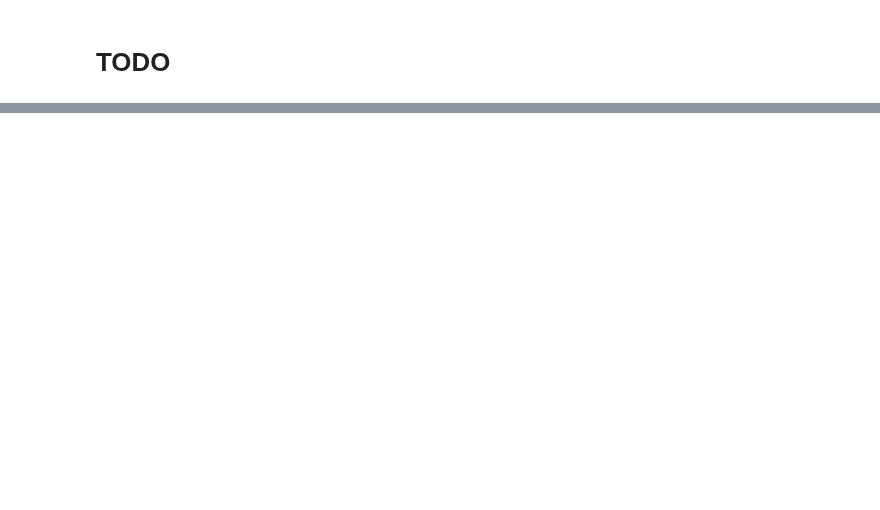
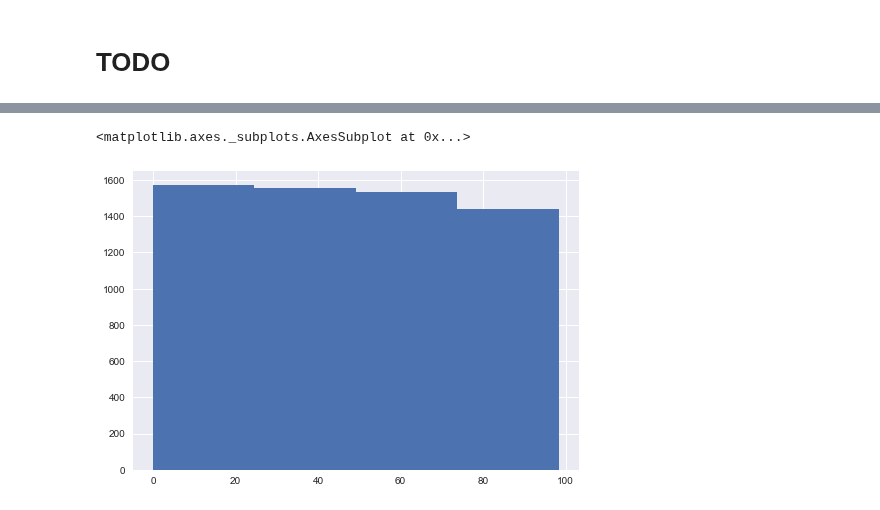
Before and after one commit to blanarik/kickstarter_success_prediction, a Jupyter notebook: 07_Kickstarter_preprocessing_and_feature_extraction.ipynb, the cells around one changed output, grey strips where cells are left out. Cells and saved outputs as stored; diff of their text form; code cells hidden in the pictures; blank space fills up the shorter version.

```diff
--- a/07_Kickstarter_preprocessing_and_feature_extraction.ipynb
+++ b/07_Kickstarter_preprocessing_and_feature_extraction.ipynb
@@ -500,0 +560,5 @@ df.drop(['db_image', 'db_video_url'], axis=1, inplace=True)
+# %%
+df_cv['ratio_running_duration'].hist(bins=4)
+# %% [output]
+<matplotlib.axes._subplots.AxesSubplot at 0x...>
+[figure, added]
```
Also changed, not shown: parts of 17 cells of this notebook.
